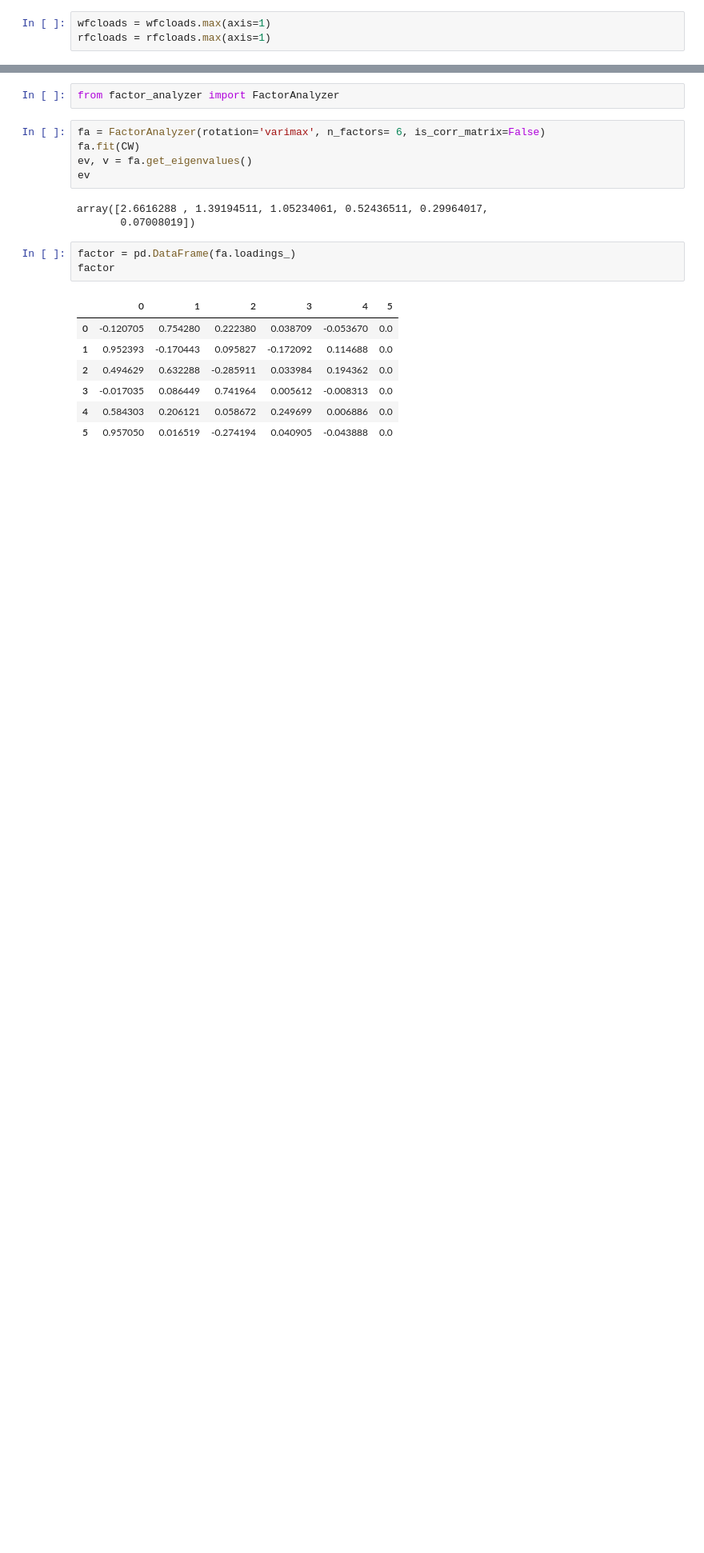
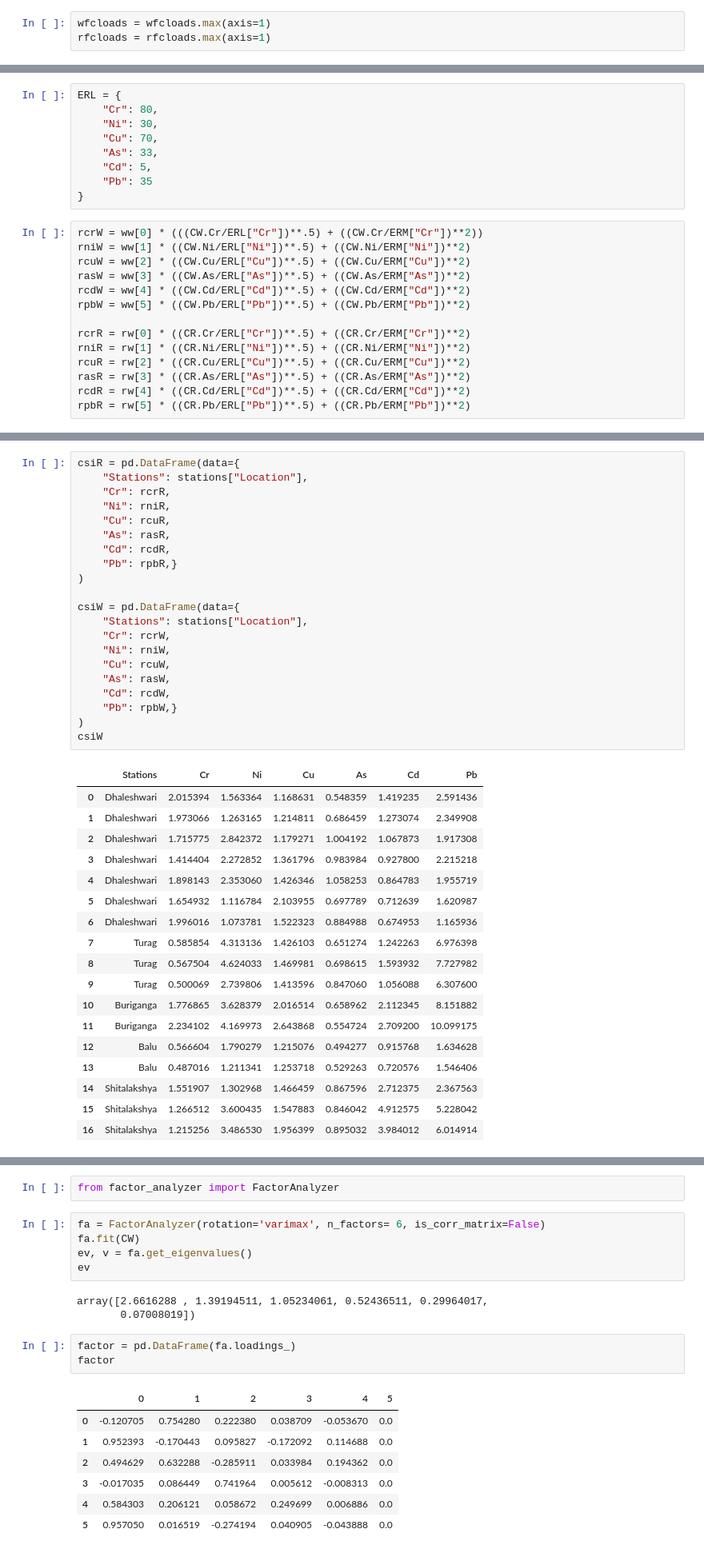
Before and after one commit to rakibhhridoy/OnGoingStudy, a Jupyter notebook: Five_Rivers/Python/sample.ipynb, the cells around one changed output, grey strips where cells are left out. Shown at 80% size. Cells and saved outputs as stored; diff of their text form; blank space fills up the shorter version.

```diff
--- a/Five_Rivers/Python/sample.ipynb
+++ b/Five_Rivers/Python/sample.ipynb
@@ -2173,0 +2189,23 @@ dtype: float64
+# %%
+ERL = {
+    "Cr": 80,
+    "Ni": 30,
+    "Cu": 70,
+    "As": 33,
+    "Cd": 5,
+    "Pb": 35
+}
+# %%
+rcrW = ww[0] * (((CW.Cr/ERL["Cr"])**.5) + ((CW.Cr/ERM["Cr"])**2))
+rniW = ww[1] * ((CW.Ni/ERL["Ni"])**.5) + ((CW.Ni/ERM["Ni"])**2)
+rcuW = ww[2] * ((CW.Cu/ERL["Cu"])**.5) + ((CW.Cu/ERM["Cu"])**2)
+rasW = ww[3] * ((CW.As/ERL["As"])**.5) + ((CW.As/ERM["As"])**2)
+rcdW = ww[4] * ((CW.Cd/ERL["Cd"])**.5) + ((CW.Cd/ERM["Cd"])**2)
+rpbW = ww[5] * ((CW.Pb/ERL["Pb"])**.5) + ((CW.Pb/ERM["Pb"])**2)
+
+rcrR = rw[0] * ((CR.Cr/ERL["Cr"])**.5) + ((CR.Cr/ERM["Cr"])**2)
+rniR = rw[1] * ((CR.Ni/ERL["Ni"])**.5) + ((CR.Ni/ERM["Ni"])**2)
+rcuR = rw[2] * ((CR.Cu/ERL["Cu"])**.5) + ((CR.Cu/ERM["Cu"])**2)
+rasR = rw[3] * ((CR.As/ERL["As"])**.5) + ((CR.As/ERM["As"])**2)
+rcdR = rw[4] * ((CR.Cd/ERL["Cd"])**.5) + ((CR.Cd/ERM["Cd"])**2)
+rpbR = rw[5] * ((CR.Pb/ERL["Pb"])**.5) + ((CR.Pb/ERM["Pb"])**2)
@@ -2173,0 +2233,40 @@ dtype: float64
+# %%
+csiR = pd.DataFrame(data={
+    "Stations": stations["Location"],
+    "Cr": rcrR,
+    "Ni": rniR,
+    "Cu": rcuR,
+    "As": rasR,
+    "Cd": rcdR,
+    "Pb": rpbR,}
+)
+
+csiW = pd.DataFrame(data={
+    "Stations": stations["Location"],
+    "Cr": rcrW,
+    "Ni": rniW,
+    "Cu": rcuW,
+    "As": rasW,
+    "Cd": rcdW,
+    "Pb": rpbW,}
+)
+csiW
+# %% [output]
+|  | Stations | Cr | Ni | Cu | As | Cd | Pb |
+| 0 | Dhaleshwari | 2.015394 | 1.563364 | 1.168631 | 0.548359 | 1.419235 | 2.591436 |
+| 1 | Dhaleshwari | 1.973066 | 1.263165 | 1.214811 | 0.686459 | 1.273074 | 2.349908 |
+| 2 | Dhaleshwari | 1.715775 | 2.842372 | 1.179271 | 1.004192 | 1.067873 | 1.917308 |
+| 3 | Dhaleshwari | 1.414404 | 2.272852 | 1.361796 | 0.983984 | 0.927800 | 2.215218 |
+| 4 | Dhaleshwari | 1.898143 | 2.353060 | 1.426346 | 1.058253 | 0.864783 | 1.955719 |
+| 5 | Dhaleshwari | 1.654932 | 1.116784 | 2.103955 | 0.697789 | 0.712639 | 1.620987 |
+| 6 | Dhaleshwari | 1.996016 | 1.073781 | 1.522323 | 0.884988 | 0.674953 | 1.165936 |
+| 7 | Turag | 0.585854 | 4.313136 | 1.426103 | 0.651274 | 1.242263 | 6.976398 |
+| 8 | Turag | 0.567504 | 4.624033 | 1.469981 | 0.698615 | 1.593932 | 7.727982 |
+| 9 | Turag | 0.500069 | 2.739806 | 1.413596 | 0.847060 | 1.056088 | 6.307600 |
+| 10 | Buriganga | 1.776865 | 3.628379 | 2.016514 | 0.658962 | 2.112345 | 8.151882 |
+| 11 | Buriganga | 2.234102 | 4.169973 | 2.643868 | 0.554724 | 2.709200 | 10.099175 |
+| 12 | Balu | 0.566604 | 1.790279 | 1.215076 | 0.494277 | 0.915768 | 1.634628 |
+| 13 | Balu | 0.487016 | 1.211341 | 1.253718 | 0.529263 | 0.720576 | 1.546406 |
+| 14 | Shitalakshya | 1.551907 | 1.302968 | 1.466459 | 0.867596 | 2.712375 | 2.367563 |
+| 15 | Shitalakshya | 1.266512 | 3.600435 | 1.547883 | 0.846042 | 4.912575 | 5.228042 |
+| 16 | Shitalakshya | 1.215256 | 3.486530 | 1.956399 | 0.895032 | 3.984012 | 6.014914 |
```
Also changed, not shown: parts of 53 cells of this notebook, 19 other files.
